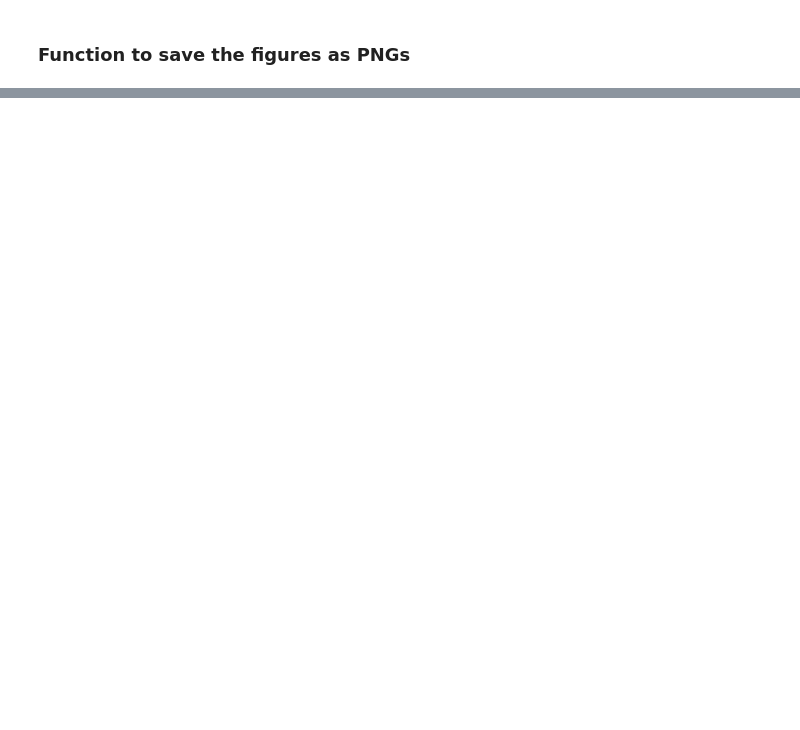
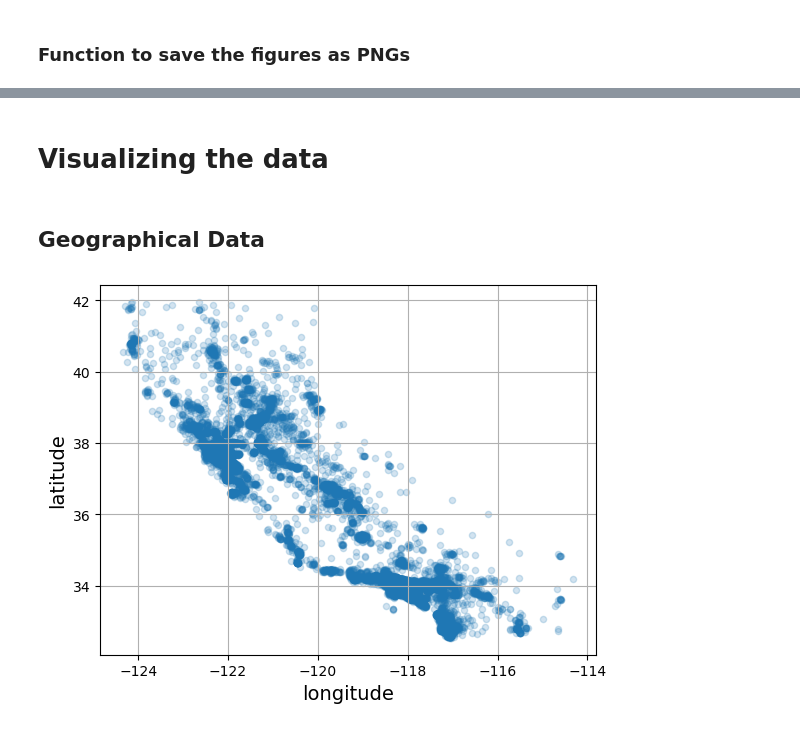
Before and after one commit to F-Fer/HOML-3_Exercises, a Jupyter notebook: MySolutions/Chapter-2.ipynb, the cells around one changed output, grey strips where cells are left out. Cells and saved outputs as stored; diff of their text form; code cells hidden in the pictures; blank space fills up the shorter version.

```diff
--- a/MySolutions/Chapter-2.ipynb
+++ b/MySolutions/Chapter-2.ipynb
@@ -135,0 +134,22 @@ def save_fig(fig_id, tight_layout=True, fig_extension="png", resolution=300):
+# %%
+def shuffle_and_split_data(data, test_ratio):
+    np.random.seed(42)
+    shuffled_indices = np.random.permutation(len(data))
+    test_set_size = int(len(data) * test_ratio)
+    test_indices = shuffled_indices[:test_set_size]
+    train_indices = shuffled_indices[test_set_size:]
+    return data.iloc[train_indices], data.iloc[test_indices]
+# %%
+train_set, test_set = shuffle_and_split_data(housing, 0.2)
+# %% [markdown]
+# Visualizing the data
+# %%
+# Making a copy of the train set
+housing = train_set.copy()
+# %% [markdown]
+## Geographical Data
+# %%
+housing.plot(kind="scatter", x="longitude", y="latitude", grid=True, alpha=0.2)
+plt.show()
+# %% [output]
+[figure, added]
```
Also changed, not shown: parts of 8 cells of this notebook, 1 other file.
